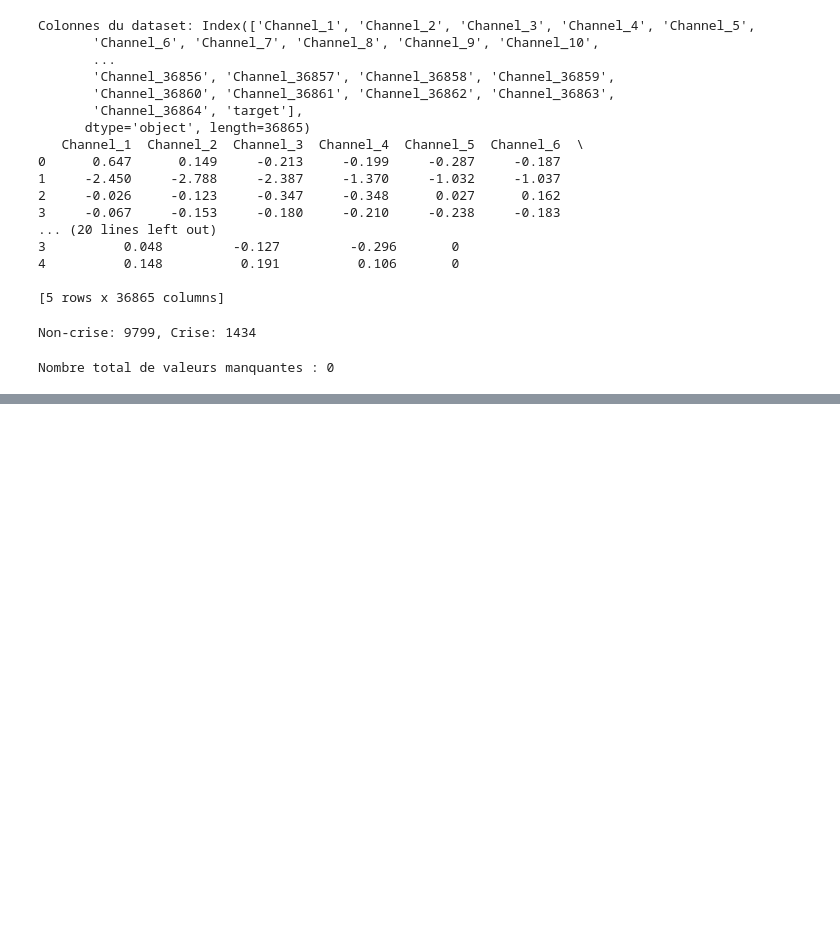
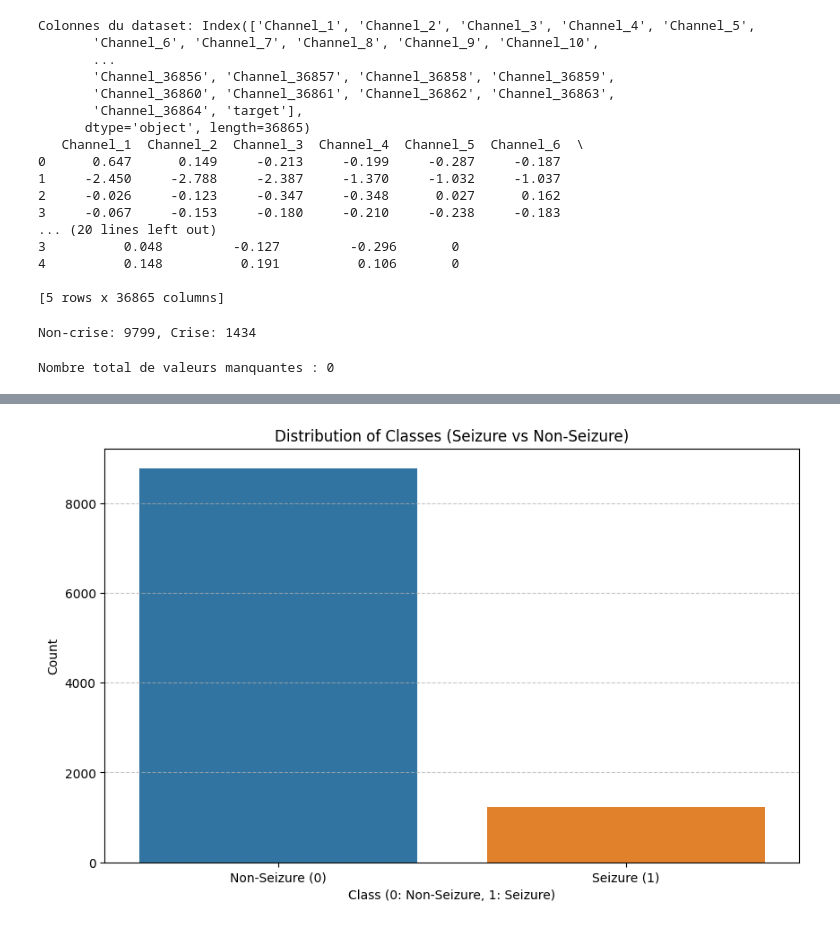
Before and after one commit to ScienceWeek02/Data_Treatment, a Jupyter notebook: preprocessing.ipynb, the cells around one changed output, grey strips where cells are left out. Drawn from its saved outputs; the diff is of its cells as text; code cells hidden in the pictures; blank space fills up the shorter version.

```diff
--- a/preprocessing.ipynb
+++ b/preprocessing.ipynb
@@ -98,0 +53,14 @@ Nombre total de valeurs manquantes : 0
+# %%
+# Path to your dataset
+file_path = "/kaggle/input/eeg-dataset/EEG_Scaled_data.csv"
+
+# Load a sample for visualization (adjust sample size based on your system capabilities)
+sample_size = 10000  # Adjust as needed
+df_sample = pd.read_csv(file_path, nrows=sample_size)
+
+print(f"Dataset shape: {df_sample.shape}")
+print("\nData types:")
+print(df_sample.dtypes)
+
+print("\nBasic statistics:")
+print(df_sample.describe())
@@ -98,0 +93,14 @@ Nombre total de valeurs manquantes : 0
+# %%
+# 1. Class Distribution Visualization
+plt.figure(figsize=(10, 6))
+class_counts = df_sample['target'].value_counts()
+sns.barplot(x=class_counts.index, y=class_counts.values)
+plt.title('Distribution of Classes (Seizure vs Non-Seizure)')
+plt.xlabel('Class (0: Non-Seizure, 1: Seizure)')
+plt.ylabel('Count')
+plt.xticks([0, 1], ['Non-Seizure (0)', 'Seizure (1)'])
+plt.grid(axis='y', linestyle='--', alpha=0.7)
+plt.savefig('class_distribution.png')
+plt.show()
+# %% [output]
+[figure, added]
```
Also changed, not shown: parts of 16 cells of this notebook.
